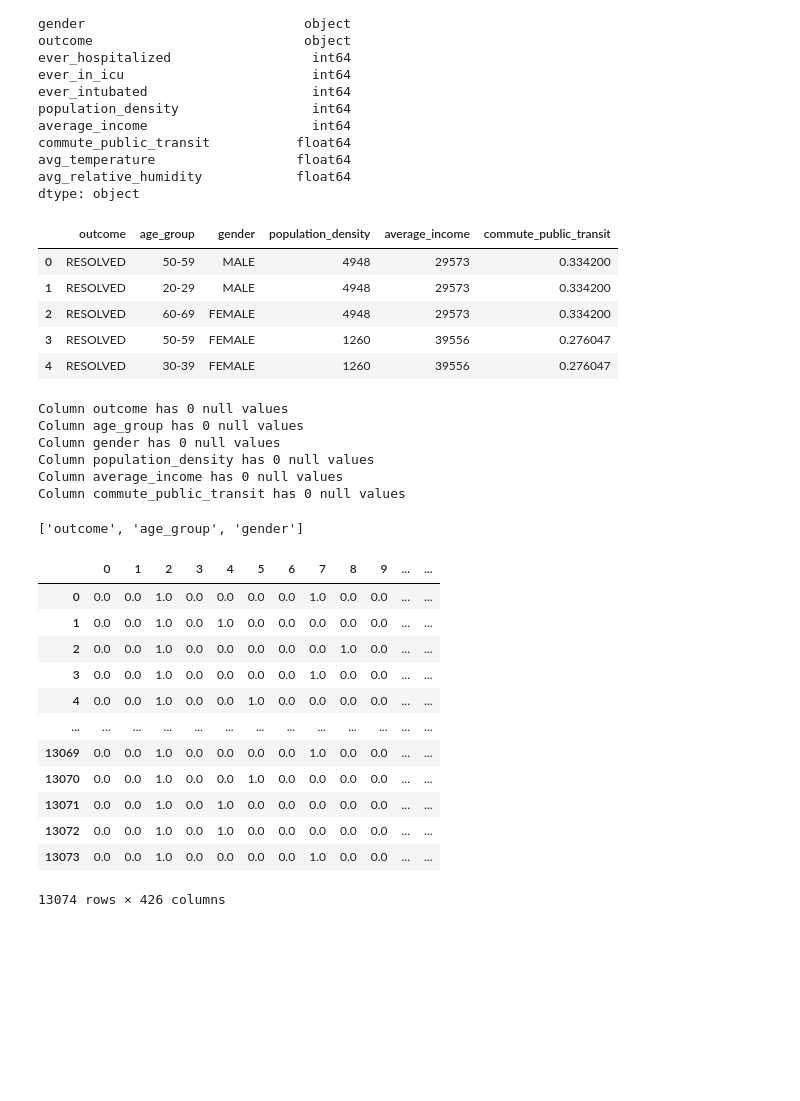
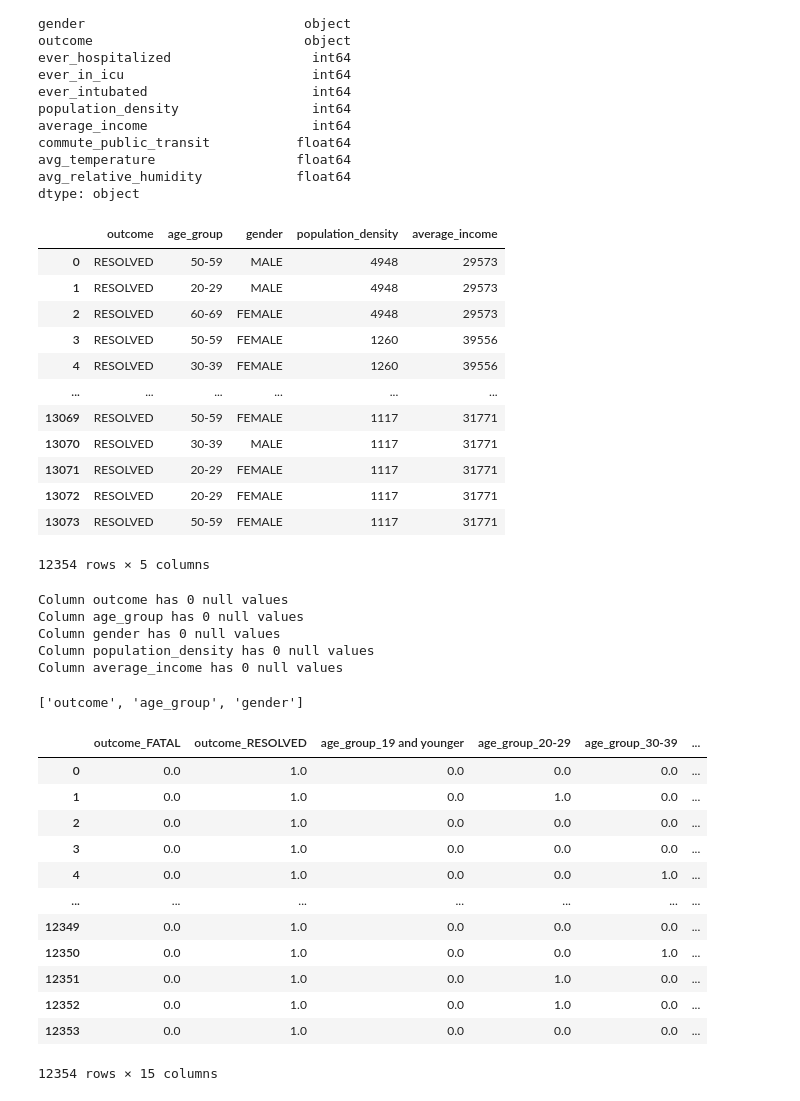
Before and after one commit to tenley8/Team-3, a Jupyter notebook: ML-Model_Toronto/Toronto.ipynb, the cells around one changed output. Cells and saved outputs as stored; diff of their text form; code cells hidden in the pictures; blank space fills up the shorter version.

```diff
--- a/ML-Model_Toronto/Toronto.ipynb
+++ b/ML-Model_Toronto/Toronto.ipynb
@@ -73,14 +73,23 @@ dtype: object
 # %%
 # Creating DataFrame with Outcome & Dependent Variables Required for ML Models
 df = toronto_df[['outcome','age_group','gender','population_density','average_income','commute_public_transit']]
-df.head()
+# Drop Active Cases and Unknown Gender
+df = df[(df['outcome'] != 'ACTIVE') & (df['gender'] != 'UNKNOWN')]
+df
 # %% [output]
-|  | outcome | age_group | gender | population_density | average_income | commute_public_transit |
-| 0 | RESOLVED | 50-59 | MALE | 4948 | 29573 | 0.334200 |
-| 1 | RESOLVED | 20-29 | MALE | 4948 | 29573 | 0.334200 |
-| 2 | RESOLVED | 60-69 | FEMALE | 4948 | 29573 | 0.334200 |
-| 3 | RESOLVED | 50-59 | FEMALE | 1260 | 39556 | 0.276047 |
-| 4 | RESOLVED | 30-39 | FEMALE | 1260 | 39556 | 0.276047 |
+|  | outcome | age_group | gender | population_density | average_income |
+| 0 | RESOLVED | 50-59 | MALE | 4948 | 29573 |
+| 1 | RESOLVED | 20-29 | MALE | 4948 | 29573 |
+| 2 | RESOLVED | 60-69 | FEMALE | 4948 | 29573 |
+| 3 | RESOLVED | 50-59 | FEMALE | 1260 | 39556 |
+| 4 | RESOLVED | 30-39 | FEMALE | 1260 | 39556 |
+| ... | ... | ... | ... | ... | ... |
+| 13069 | RESOLVED | 50-59 | FEMALE | 1117 | 31771 |
+| 13070 | RESOLVED | 30-39 | MALE | 1117 | 31771 |
+| 13071 | RESOLVED | 20-29 | FEMALE | 1117 | 31771 |
+| 13072 | RESOLVED | 20-29 | FEMALE | 1117 | 31771 |
+| 13073 | RESOLVED | 50-59 | FEMALE | 1117 | 31771 |
+12354 rows × 5 columns
 # %%
 # Inspecting for Null Values
 for column in df.columns:
@@ -91,7 +100,6 @@ Column age_group has 0 null values
 Column gender has 0 null values
 Column population_density has 0 null values
 Column average_income has 0 null values
-Column commute_public_transit has 0 null values
 # %%
 # Create Categorical Variable List
 df_cat = df.dtypes[df.dtypes == "object"].index.tolist()
@@ -107,16 +115,18 @@ encoded_df = pd.DataFrame(enc.fit_transform(df))
-# %%
-encoded_df
-# %% [output]
-|  | 0 | 1 | 2 | 3 | 4 | 5 | 6 | 7 | 8 | 9 | ... | ... |
-| 0 | 0.0 | 0.0 | 1.0 | 0.0 | 0.0 | 0.0 | 0.0 | 1.0 | 0.0 | 0.0 | ... | ... |
-| 1 | 0.0 | 0.0 | 1.0 | 0.0 | 1.0 | 0.0 | 0.0 | 0.0 | 0.0 | 0.0 | ... | ... |
-| 2 | 0.0 | 0.0 | 1.0 | 0.0 | 0.0 | 0.0 | 0.0 | 0.0 | 1.0 | 0.0 | ... | ... |
-| 3 | 0.0 | 0.0 | 1.0 | 0.0 | 0.0 | 0.0 | 0.0 | 1.0 | 0.0 | 0.0 | ... | ... |
-| 4 | 0.0 | 0.0 | 1.0 | 0.0 | 0.0 | 1.0 | 0.0 | 0.0 | 0.0 | 0.0 | ... | ... |
-| ... | ... | ... | ... | ... | ... | ... | ... | ... | ... | ... | ... | ... |
-| 13069 | 0.0 | 0.0 | 1.0 | 0.0 | 0.0 | 0.0 | 0.0 | 1.0 | 0.0 | 0.0 | ... | ... |
-| 13070 | 0.0 | 0.0 | 1.0 | 0.0 | 0.0 | 1.0 | 0.0 | 0.0 | 0.0 | 0.0 | ... | ... |
-| 13071 | 0.0 | 0.0 | 1.0 | 0.0 | 1.0 | 0.0 | 0.0 | 0.0 | 0.0 | 0.0 | ... | ... |
-| 13072 | 0.0 | 0.0 | 1.0 | 0.0 | 1.0 | 0.0 | 0.0 | 0.0 | 0.0 | 0.0 | ... | ... |
-| 13073 | 0.0 | 0.0 | 1.0 | 0.0 | 0.0 | 0.0 | 0.0 | 1.0 | 0.0 | 0.0 | ... | ... |
-13074 rows × 426 columns
+# %%
+# Rename Encoded Columns
+encoded_df.columns = enc.get_feature_names(df_cat)
+encoded_df
+# %% [output]
+|  | outcome_FATAL | outcome_RESOLVED | age_group_19 and younger | age_group_20-29 | age_group_30-39 | ... |
+| 0 | 0.0 | 1.0 | 0.0 | 0.0 | 0.0 | ... |
+| 1 | 0.0 | 1.0 | 0.0 | 1.0 | 0.0 | ... |
+| 2 | 0.0 | 1.0 | 0.0 | 0.0 | 0.0 | ... |
+| 3 | 0.0 | 1.0 | 0.0 | 0.0 | 0.0 | ... |
+| 4 | 0.0 | 1.0 | 0.0 | 0.0 | 1.0 | ... |
+| ... | ... | ... | ... | ... | ... | ... |
+| 12349 | 0.0 | 1.0 | 0.0 | 0.0 | 0.0 | ... |
+| 12350 | 0.0 | 1.0 | 0.0 | 0.0 | 1.0 | ... |
+| 12351 | 0.0 | 1.0 | 0.0 | 1.0 | 0.0 | ... |
+| 12352 | 0.0 | 1.0 | 0.0 | 1.0 | 0.0 | ... |
+| 12353 | 0.0 | 1.0 | 0.0 | 0.0 | 0.0 | ... |
+12354 rows × 15 columns
```
Also changed, not shown: parts of 10 cells of this notebook.
